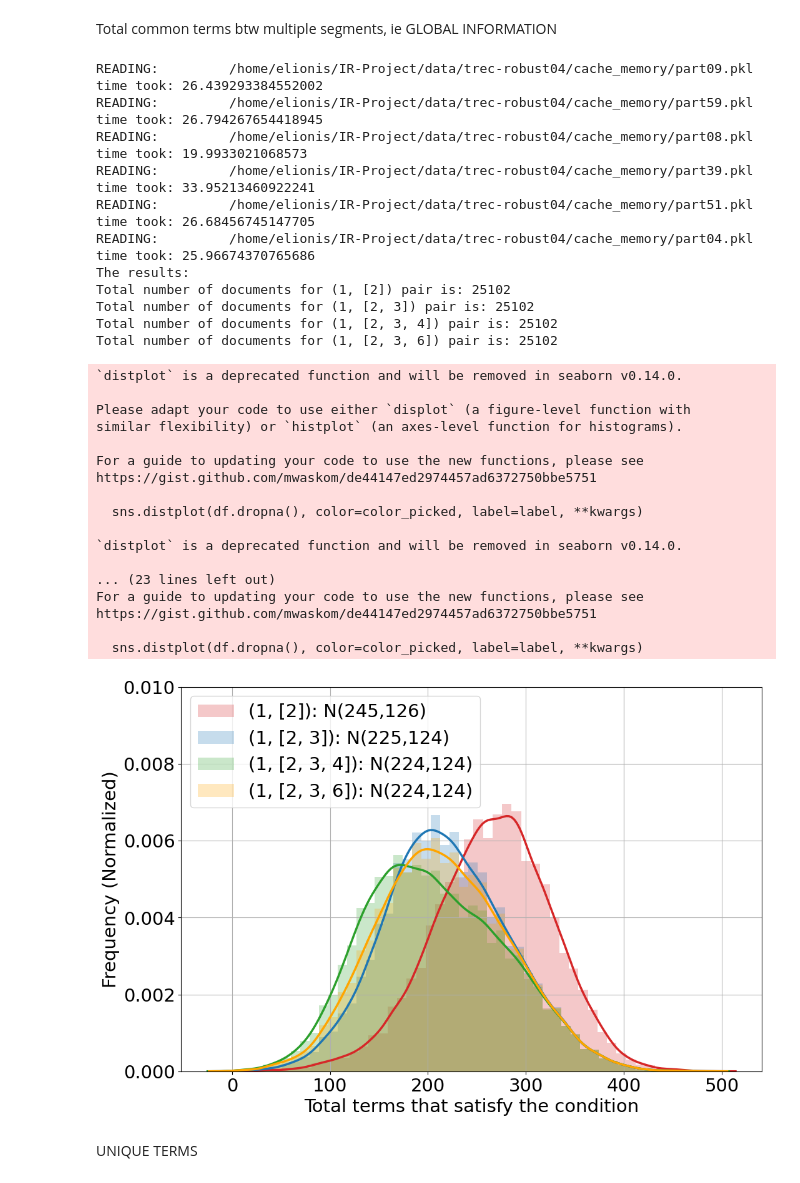
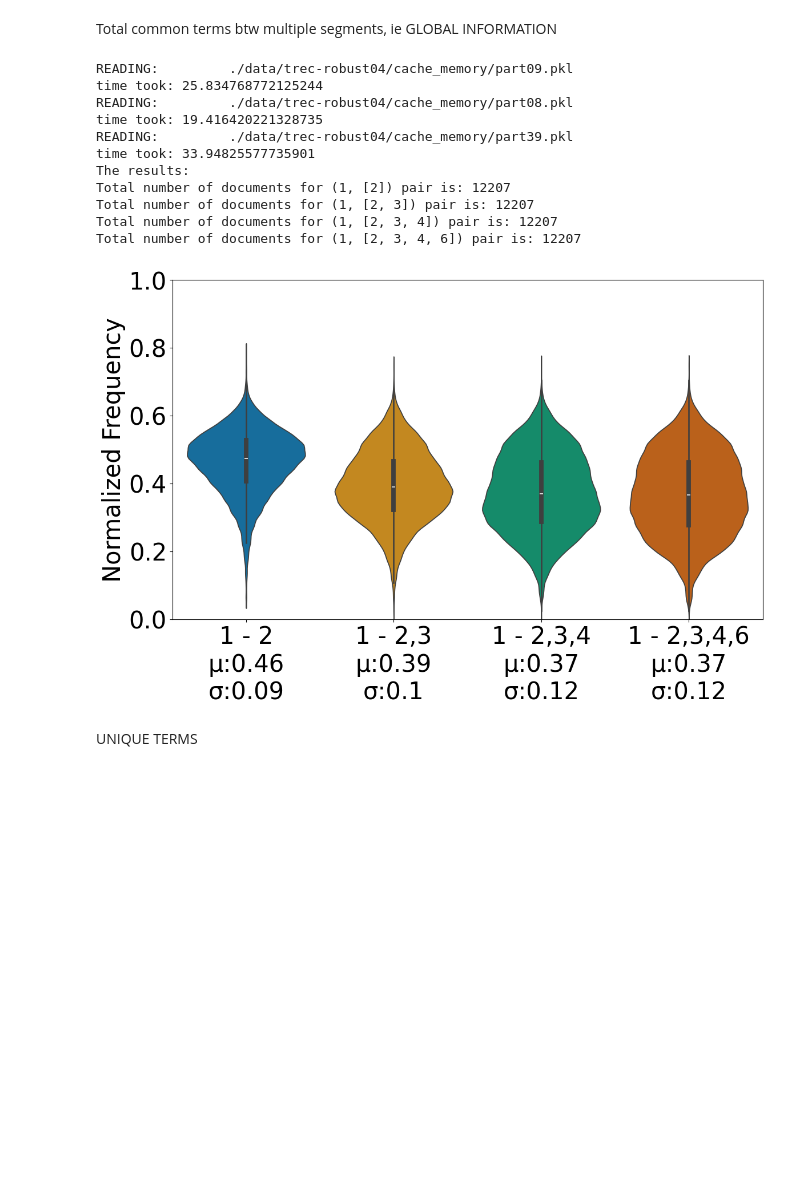
Before and after one commit to lionisakis/Reproducibilitiy-lsr-long, a Jupyter notebook: vector_segmatics.ipynb, the cells around one changed output. Cells and saved outputs as stored; diff of their text form; code cells hidden in the pictures; blank space fills up the shorter version.

Commit message:
updates for better visualiazation

```diff
--- a/vector_segmatics.ipynb
+++ b/vector_segmatics.ipynb
@@ -14,16 +14,13 @@ import time
 
 tqdm.pandas(desc="Processing Data")
 # %%
-DOC_PATH = "/home/elionis/IR-Project/data/trec-robust04/doc_vectors"
-QRELS_PATH = "/home/elionis/IR-Project/data/trec-robust04/robust04.qrels"
-QUERY_PATH = "data/trec-robust04/query.tsv"
-SAVE_TO_CACHE = True
+DOC_PATH = "./data/trec-robust04/doc_vectors"
+QRELS_PATH = "./data/trec-robust04/robust04.qrels"
+QUERY_PATH = "./data/trec-robust04/desc-queries.tsv"
+SAVE_TO_CACHE = False
 COLLECT_ALL_SYMBOLS = True
-CACHE_MEMORY_PATH = "/home/elionis/IR-Project/data/trec-robust04/cache_memory"
+CACHE_MEMORY_PATH = "./data/trec-robust04/cache_memory"
 DELETE_ALL_CACHE = False
-PRINT_TABLE = False
-PRINT_LATEX = False
-PRINT_PLOT = True
 os.makedirs(CACHE_MEMORY_PATH, exist_ok=True)
 # %%
 if DELETE_ALL_CACHE:
@@ -251,7 +228,7 @@ def function_main_vs_other_binary(group_df):
         )[0]
 
 
-        function_value = common_indexes.shape[0]
+        function_value = common_indexes.shape[0] / stacked[0].sum()
 
         return function_value
     else:
@@ -286,5 +263,5 @@ all_dfs = []
 for the_results, the_pair in list(zip(results, pairs)):
     all_dfs.append((pd.concat(the_results, ignore_index=True), the_pair))
     print(f"Total number of documents for {the_pair} pair is:", all_dfs[-1][0].count())
-create_plot(all_dfs,limit=0.01)
+create_plot(all_dfs,spacing=1)
 # %% [output]
@@ -359,7 +313,7 @@ def function_common_terms_vs_others(group_df):
         )[0]
 
         # Compute the function (e.g., MAE, or any custom function passed via FUNCTION_2_USE)
-        function_value = common_indexes.shape[0]
+        function_value = common_indexes.shape[0] / stacked[0].sum()
 
         return function_value
     else:
@@ -370,73 +324,50 @@ pairs = [
     (1, [2]),
     (1, [2,3]),
     (1, [2,3,4]),
-    (1, [2,3,6]),
+    (1, [2,3,4,6]),
 ]
 folder_path = CACHE_MEMORY_PATH
 results = [[] for _ in range(len(pairs))]
 i = 0
 total = len(os.listdir(folder_path))
 how_many_files_to_see = 0.1
 for files in os.listdir(folder_path):
     print("READING: \t", folder_path + "/" + files)
     s = time.time()
 
     df = pd.read_pickle(folder_path + "/" + files)
     df["segment"] = df["segment"].astype(int) + 1
     for index, pair in enumerate(pairs):
         result = compare(df, pair, function_common_terms_vs_others)
         results[index].append(result)
     del df
     gc.collect()
     i += 1
     print("time took:", time.time() - s)
     if i / total >= how_many_files_to_see:
         break
 
 print("The results:")
 all_dfs = []
 for the_results, the_pair in list(zip(results, pairs)):
     # the_pair = [int(i) for i in the_pair[0]]
     # the_pair = tuple(the_pair)
     all_dfs.append((pd.concat(the_results, ignore_index=True), the_pair))
     print(f"Total number of documents for {the_pair} pair is:", all_dfs[-1][0].count())
-create_plot(all_dfs,limit=0.01)
+create_plot(all_dfs,spacing=1)
 # %% [output]
-READING:         /home/elionis/IR-Project/data/trec-robust04/cache_memory/part09.pkl
-time took: 26.439293384552002
-READING:         /home/elionis/IR-Project/data/trec-robust04/cache_memory/part59.pkl
-time took: 26.794267654418945
-READING:         /home/elionis/IR-Project/data/trec-robust04/cache_memory/part08.pkl
-time took: 19.9933021068573
-READING:         /home/elionis/IR-Project/data/trec-robust04/cache_memory/part39.pkl
-time took: 33.95213460922241
-READING:         /home/elionis/IR-Project/data/trec-robust04/cache_memory/part51.pkl
-time took: 26.68456745147705
-READING:         /home/elionis/IR-Project/data/trec-robust04/cache_memory/part04.pkl
-time took: 25.96674370765686
+READING:         ./data/trec-robust04/cache_memory/part09.pkl
+time took: 25.834768772125244
+READING:         ./data/trec-robust04/cache_memory/part08.pkl
+time took: 19.416420221328735
+READING:         ./data/trec-robust04/cache_memory/part39.pkl
+time took: 33.94825577735901
 The results:
-Total number of documents for (1, [2]) pair is: 25102
-Total number of documents for (1, [2, 3]) pair is: 25102
-Total number of documents for (1, [2, 3, 4]) pair is: 25102
-Total number of documents for (1, [2, 3, 6]) pair is: 25102
+Total number of documents for (1, [2]) pair is: 12207
+Total number of documents for (1, [2, 3]) pair is: 12207
+Total number of documents for (1, [2, 3, 4]) pair is: 12207
+Total number of documents for (1, [2, 3, 4, 6]) pair is: 12207
-`distplot` is a deprecated function and will be removed in seaborn v0.14.0.
-
-Please adapt your code to use either `displot` (a figure-level function with
-similar flexibility) or `histplot` (an axes-level function for histograms).
-
-For a guide to updating your code to use the new functions, please see
-https://gist.github.com/mwaskom/de44147ed2974457ad6372750bbe5751
-
-  sns.distplot(df.dropna(), color=color_picked, label=label, **kwargs)
-
-`distplot` is a deprecated function and will be removed in seaborn v0.14.0.
-
-... (23 lines left out)
-For a guide to updating your code to use the new functions, please see
-https://gist.github.com/mwaskom/de44147ed2974457ad6372750bbe5751
-
-  sns.distplot(df.dropna(), color=color_picked, label=label, **kwargs)
-[figure, old version]
+[figure, new version]
 # %% [markdown]
 UNIQUE TERMS
 # %%
```
Also changed, not shown: parts of 10 cells of this notebook, 4 other files.
